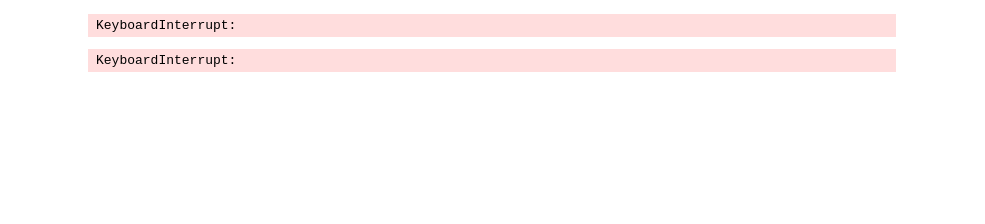
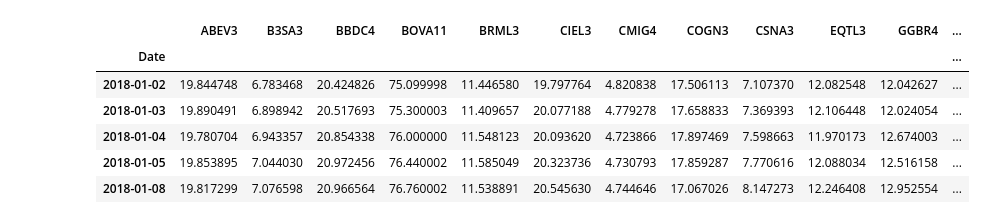
Before and after one commit to viengg/crypto-mpt, a Jupyter notebook: notebook.ipynb, the cells around one changed output. Drawn from its saved outputs; the diff is of its cells as text; code cells hidden in the pictures; blank space fills up the shorter version.

```diff
--- a/notebook.ipynb
+++ b/notebook.ipynb
@@ -18,19 +18,15 @@ plt.rcParams['lines.linewidth'] = 4
 plt.ion()
 plt.style.use('seaborn-colorblind')
 plt.rcParams['figure.figsize']  = (12, 8) # não sei o motivo, mas o use acima reseta o size.
-# %%
-ticker = ['BOVA11.SA', 'CIEL3.SA', 'MGLU3.SA', 'ITUB3.SA', 'BBDC3.SA', 'LREN3.SA', 'UGPA3.SA', 'PETR3.SA', 'B3SA3.SA', 'MDIA3.SA', 'WEGE3.SA', 'ABEV3.SA']
-#ticker = ["BOVA11","ABEV3","AZUL4","BTOW3","B3SA3","BBAS3","BBSE3","BRML3","BBDC3","BBDC4","BRAP4","BRKM5","BRFS3","BPAC11","CRFB3","CCRO3","CMIG4","HGTX3","CIEL3","COGN3","CSAN3","CPFE3","CVCB3","CYRE3","ECOR3","ELET3","ELET6","EMBR3","ENBR3","EGIE3","EQTL3","YDUQ3","FLRY3","GOAU4","GGBR4","GOLL4","HAPV3","HYPE3","IGTA3","GNDI3","IRBR3","ITUB4","ITSA4","JBSS3","KLBN11","RENT3","LAME4","LREN3","MGLU3","MRFG3","BEEF3","MRVE3","MULT3","NTCO3","BRDT3","PETR3","PETR4","QUAL3","RADL3","RAIL3","SBSP3","SANB11","CSNA3","SULA11","SUZB3","TAEE11","TOTS3","USIM5","VALE3","WEGE3"]
-#ticker = list(map(lambda tic: tic+".SA", ticker))
-dados_acoes = wb.DataReader(ticker, data_source='yahoo', start='2018-1-1')['Adj Close']
-dados_acoes.head()
-dados_acoes.to_csv("dados_acoes.csv")
-# %% [output]
-KeyboardInterrupt:
-# %%
-ticker_cripto = ["BTC-USD", "ETH-USD", "BNB-USD", 'ADA-USD', 'DOGE-USD', 'XRP-USD', 'BCH-USD', 'LTC-USD', 'LINK-USD', 'ETC-USD', 'XLM-USD', 'VET-USD', 'FIL-USD', 'TRX-USD', 'XMR-USD']
-dados_cripto = wb.DataReader(ticker_cripto, data_source='yahoo', start='2018-1-1')['Adj Close']
-dados_cripto.head()
-dados_cripto.to_csv("dados_cripto.csv")
-# %% [output]
-KeyboardInterrupt:
+# %%
+dados_acoes = pd.read_csv("dados/acoes_yahoo/dados_acoes.csv").set_index("Date")
+dados_acoes = dados_acoes["2018-01-01":].fillna(method="ffill")
+dados_acoes.head()
+# %% [output]
+|  | ABEV3 | B3SA3 | BBDC4 | BOVA11 | BRML3 | CIEL3 | CMIG4 | COGN3 | CSNA3 | EQTL3 | GGBR4 | ... |
+| Date |  |  |  |  |  |  |  |  |  |  |  | ... |
+| 2018-01-02 | 19.844748 | 6.783468 | 20.424826 | 75.099998 | 11.446580 | 19.797764 | 4.820838 | 17.506113 | 7.107370 | 12.082548 | 12.042627 | ... |
+| 2018-01-03 | 19.890491 | 6.898942 | 20.517693 | 75.300003 | 11.409657 | 20.077188 | 4.779278 | 17.658833 | 7.369393 | 12.106448 | 12.024054 | ... |
+| 2018-01-04 | 19.780704 | 6.943357 | 20.854338 | 76.000000 | 11.548123 | 20.093620 | 4.723866 | 17.897469 | 7.598663 | 11.970173 | 12.674003 | ... |
+| 2018-01-05 | 19.853895 | 7.044030 | 20.972456 | 76.440002 | 11.585049 | 20.323736 | 4.730793 | 17.859287 | 7.770616 | 12.088034 | 12.516158 | ... |
+| 2018-01-08 | 19.817299 | 7.076598 | 20.966564 | 76.760002 | 11.538891 | 20.545630 | 4.744646 | 17.067026 | 8.147273 | 12.246408 | 12.952554 | ... |
```
Also changed, not shown: parts of 9 cells of this notebook, 8 other files.
